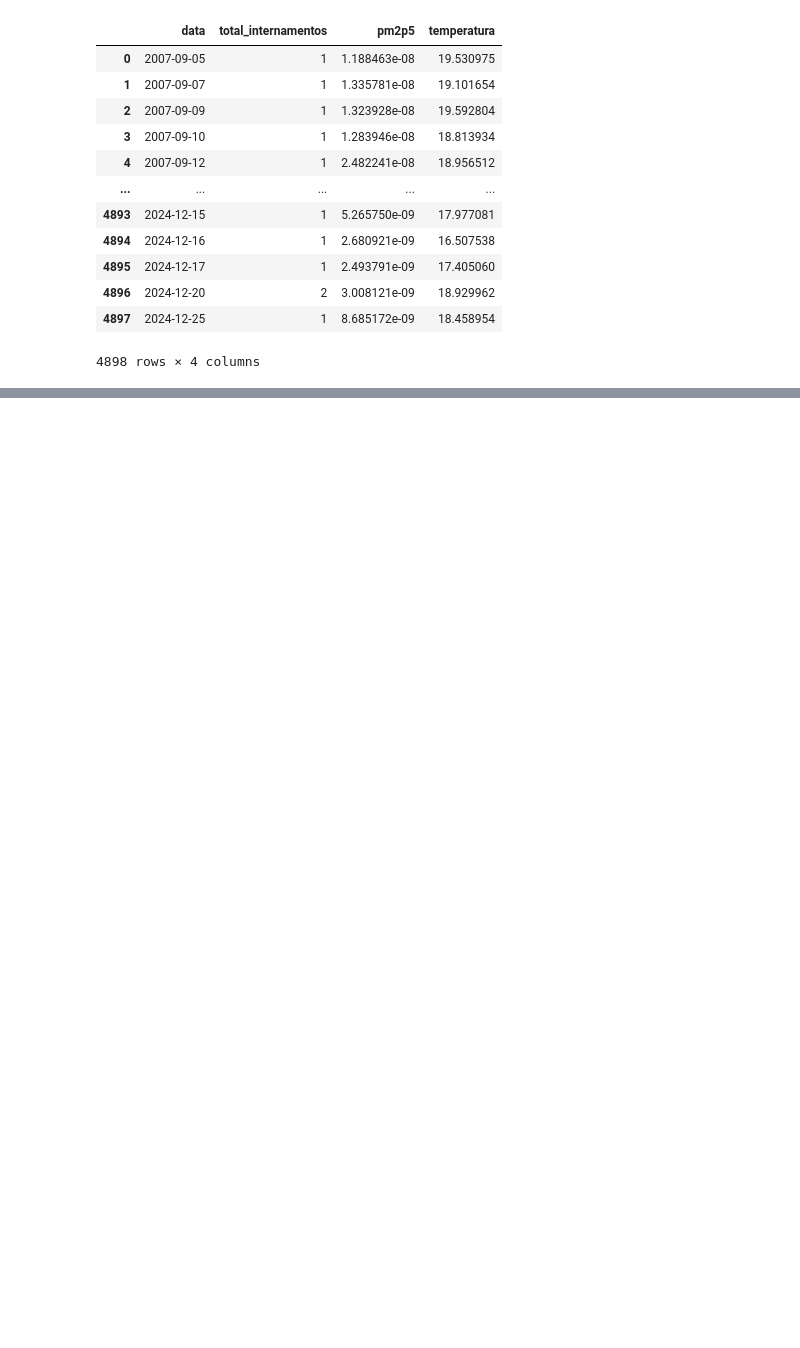
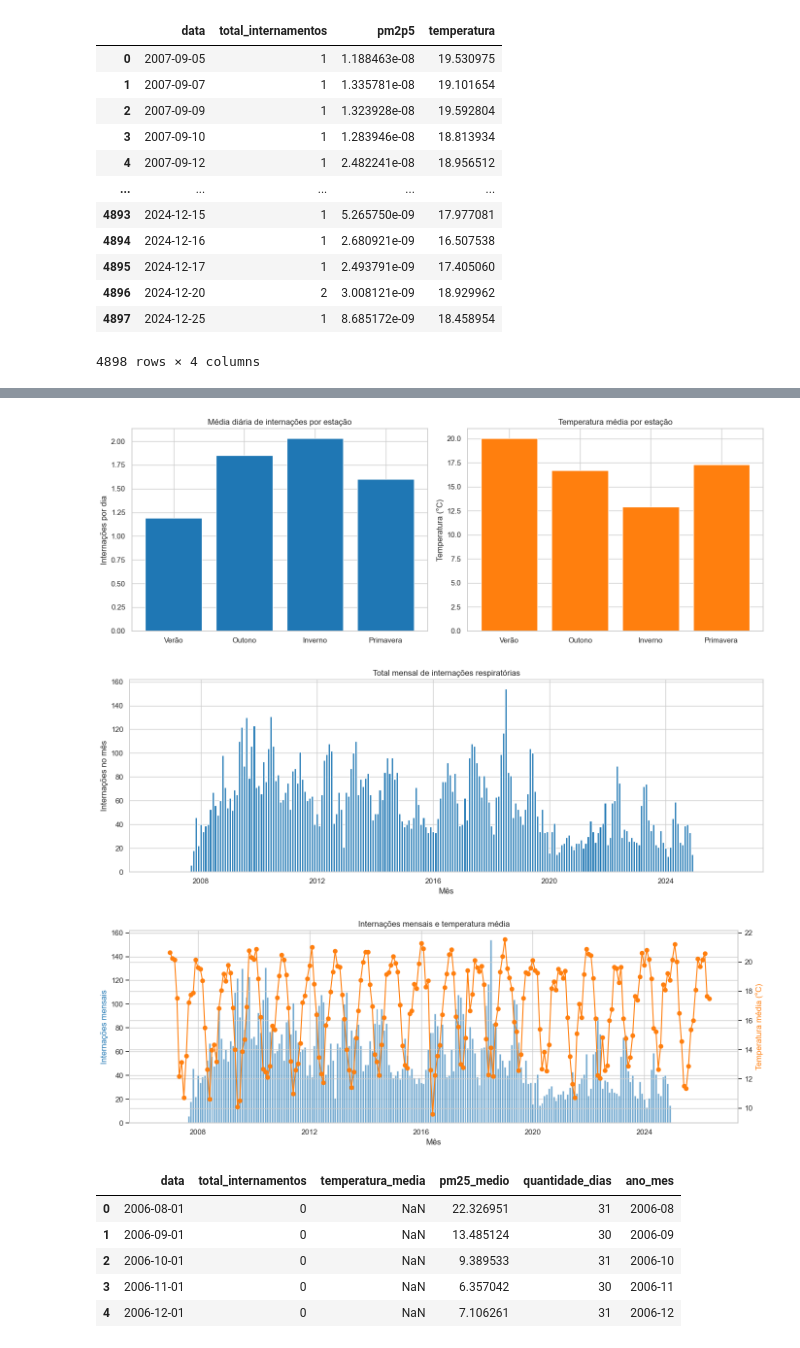
Before and after one commit to LuizFKM/ProjetoBigData, a Jupyter notebook: cruzamentoDeDados.ipynb, the cells around one changed output, grey strips where cells are left out. Saved outputs shown, nothing was run; the diff lists cells and outputs as text; code cells hidden in the pictures; blank space fills up the shorter version.

Commit message:
feat: adiciona analises sazonais e recorte covid

```diff
--- a/cruzamentoDeDados.ipynb
+++ b/cruzamentoDeDados.ipynb
@@ -94,0 +190,20 @@ plt.show()
+# %%
+resumo_estacoes = (
+    df_analise.groupby('estacao', observed=False)
+    .agg(
+        quantidade_dias=('data', 'size'),
+        internamentos_media=('total_internamentos', 'mean'),
+        internamentos_mediana=('total_internamentos', 'median'),
+        internamentos_desvio_padrao=('total_internamentos', 'std'),
+        temperatura_media=('temperatura', 'mean'),
+        temperatura_mediana=('temperatura', 'median'),
+        temperatura_desvio_padrao=('temperatura', 'std'),
+        pm25_media=('pm25_ugm3', 'mean'),
+        pm25_mediana=('pm25_ugm3', 'median'),
+        pm25_desvio_padrao=('pm25_ugm3', 'std')
+    )
+    .reset_index()
+    .round(2)
+)
+
+display(resumo_estacoes)
@@ -94,0 +216,57 @@ plt.show()
+# %%
+fig, eixos = plt.subplots(1, 2, figsize=(14, 5))
+
+eixos[0].bar(resumo_estacoes['estacao'], resumo_estacoes['internamentos_media'], color='tab:blue')
+eixos[0].set_title('Média diária de internações por estação')
+eixos[0].set_ylabel('Internações por dia')
+
+eixos[1].bar(resumo_estacoes['estacao'], resumo_estacoes['temperatura_media'], color='tab:orange')
+eixos[1].set_title('Temperatura média por estação')
+eixos[1].set_ylabel('Temperatura (°C)')
+
+plt.tight_layout()
+plt.show()
+
+df_mensal = (
+    df_analise.set_index('data')
+    .resample('MS')
+    .agg(
+        total_internamentos=('total_internamentos', 'sum'),
+        temperatura_media=('temperatura', 'mean'),
+        pm25_medio=('pm25_ugm3', 'mean'),
+        quantidade_dias=('total_internamentos', 'size')
+    )
+    .reset_index()
+)
+df_mensal['ano_mes'] = df_mensal['data'].dt.to_period('M')
+
+plt.figure(figsize=(14, 5))
+plt.bar(df_mensal['data'], df_mensal['total_internamentos'], width=25, color='tab:blue')
+plt.title('Total mensal de internações respiratórias')
+plt.ylabel('Internações no mês')
+plt.xlabel('Mês')
+plt.tight_layout()
+plt.show()
+
+fig, ax_internacoes = plt.subplots(figsize=(14, 5))
+ax_internacoes.bar(df_mensal['data'], df_mensal['total_internamentos'], width=25, alpha=0.65, color='tab:blue')
+ax_internacoes.set_ylabel('Internações mensais', color='tab:blue')
+ax_temperatura = ax_internacoes.twinx()
+ax_temperatura.plot(df_mensal['data'], df_mensal['temperatura_media'], color='tab:orange', marker='o', linewidth=1.5)
+ax_temperatura.set_ylabel('Temperatura média (°C)', color='tab:orange')
+ax_internacoes.set_title('Internações mensais e temperatura média')
+ax_internacoes.set_xlabel('Mês')
+plt.tight_layout()
+plt.show()
+
+display(df_mensal.head())
+# %% [output]
+[figure, added]
+[figure, added]
+[figure, added]
+|  | data | total_internamentos | temperatura_media | pm25_medio | quantidade_dias | ano_mes |
+| 0 | 2006-08-01 | 0 | NaN | 22.326951 | 31 | 2006-08 |
+| 1 | 2006-09-01 | 0 | NaN | 13.485124 | 30 | 2006-09 |
+| 2 | 2006-10-01 | 0 | NaN | 9.389533 | 31 | 2006-10 |
+| 3 | 2006-11-01 | 0 | NaN | 6.357042 | 30 | 2006-11 |
+| 4 | 2006-12-01 | 0 | NaN | 7.106261 | 31 | 2006-12 |
```
Also changed, not shown: parts of 36 cells of this notebook, 9 other files.
